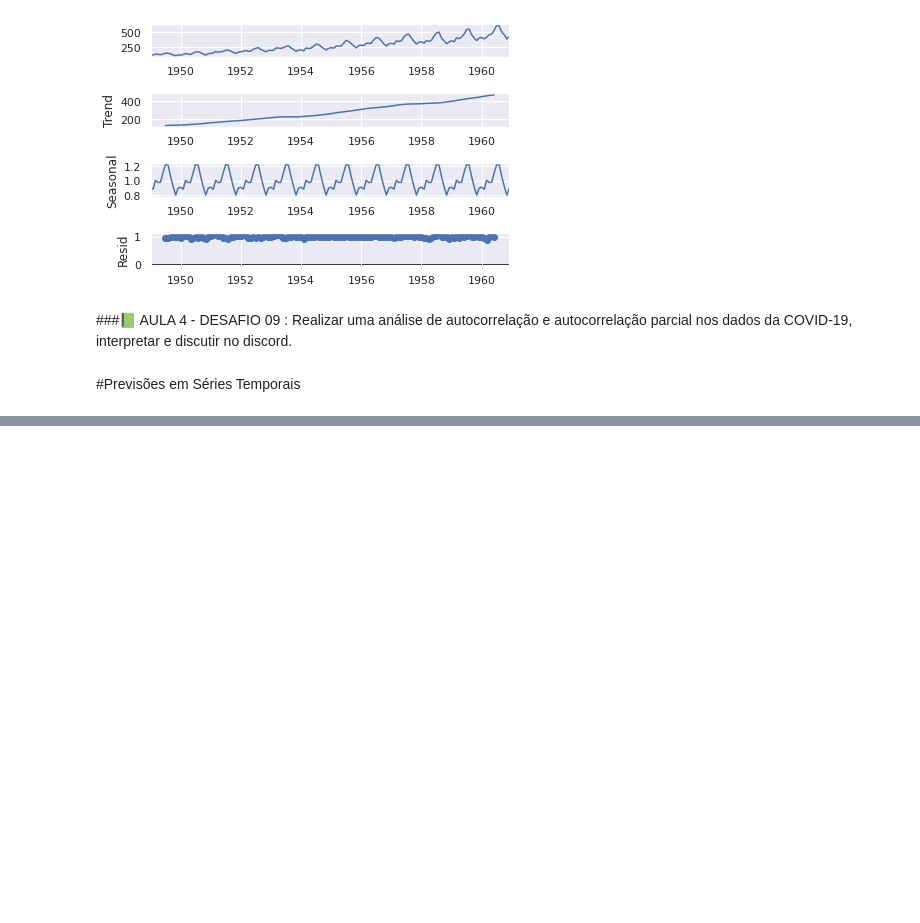
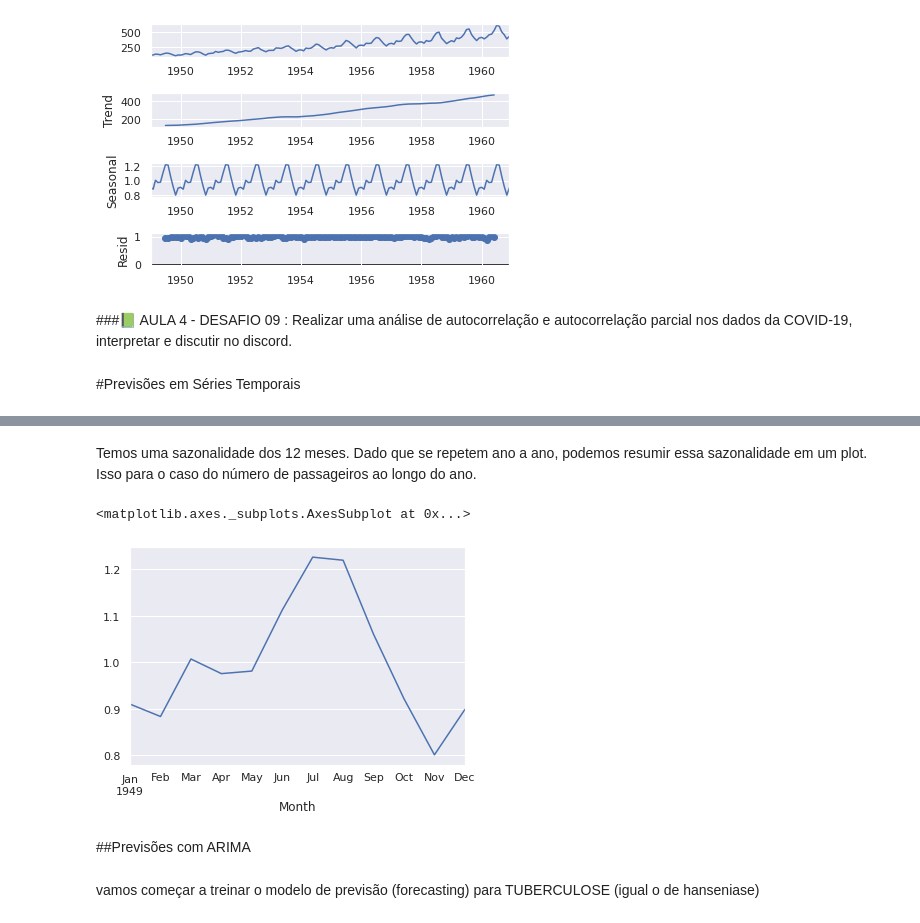
Before and after one commit to MatheusOrange211/Bootcamp-Alura, a Jupyter notebook: SERIES_TEMPORAIS.ipynb, the cells around one changed output, grey strips where cells are left out. Drawn from its saved outputs; the diff is of its cells as text; code cells hidden in the pictures; blank space fills up the shorter version.

```diff
--- a/SERIES_TEMPORAIS.ipynb
+++ b/SERIES_TEMPORAIS.ipynb
@@ -929,0 +946,11 @@ Reforçando conceitos
+# %% [markdown]
+Temos uma sazonalidade dos 12 meses. Dado que se repetem ano a ano, podemos resumir essa sazonalidade em um plot. Isso para o caso do número de passageiros ao longo do ano.
+# %%
+decomposicao_p_desafio.seasonal[:12].plot()
+# %% [output]
+<matplotlib.axes._subplots.AxesSubplot at 0x...>
+[figure, added]
+# %% [markdown]
+##Previsões com ARIMA
+# %% [markdown]
+vamos começar a treinar o modelo de previsão (forecasting) para TUBERCULOSE (igual o de hanseniase)
```
Also changed, not shown: parts of 99 cells of this notebook.
